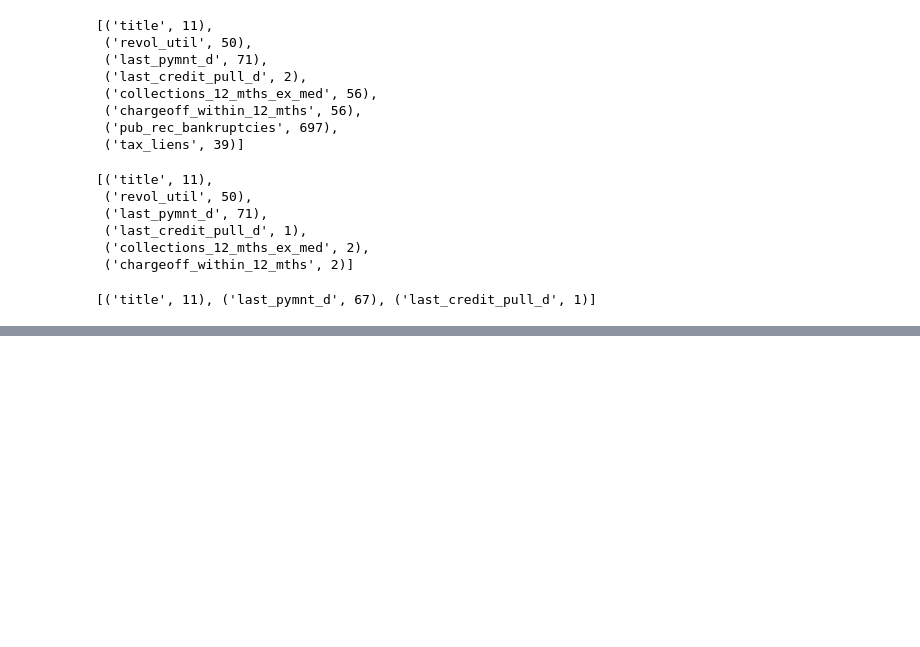
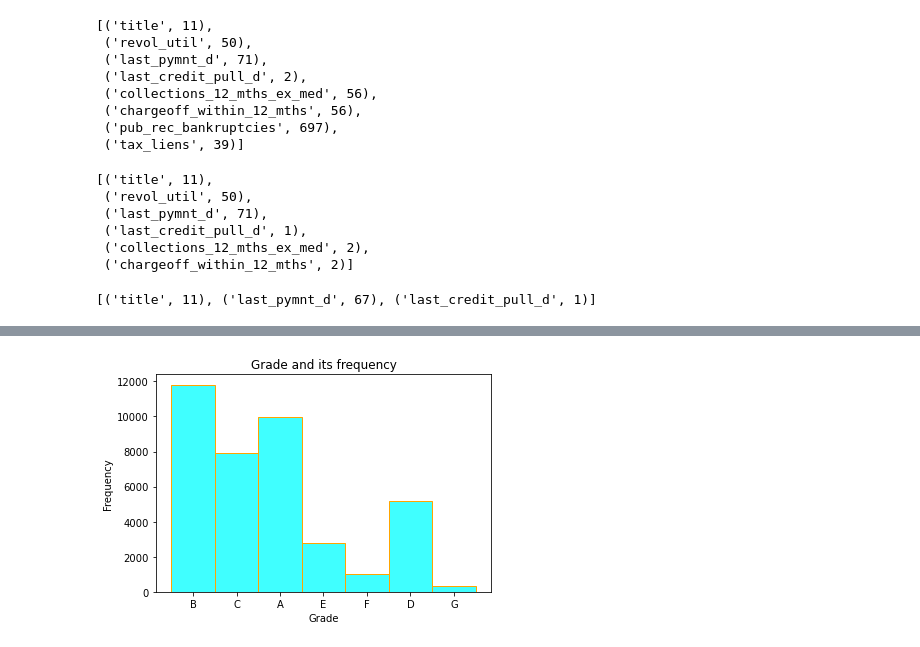
Before and after one commit to ranju1729/lending_club_case_study, a Jupyter notebook: Lending_Club_Case_Study.ipynb, the cells around one changed output, grey strips where cells are left out. Cells and saved outputs as stored; diff of their text form; code cells hidden in the pictures; blank space fills up the shorter version.

```diff
--- a/Lending_Club_Case_Study.ipynb
+++ b/Lending_Club_Case_Study.ipynb
@@ -227,0 +250,9 @@ list(zip(null_columns.index, null_columns))
+# %%
+# looking at loan amount
+sns.histplot(lending_df['grade'], bins = 20, edgecolor='Orange',color='cyan')
+plt.title('Grade and its frequency')
+plt.xlabel('Grade')
+plt.ylabel('Frequency')
+plt.show()
+# %% [output]
+[figure, added]
```
Also changed, not shown: parts of 7 cells of this notebook.
